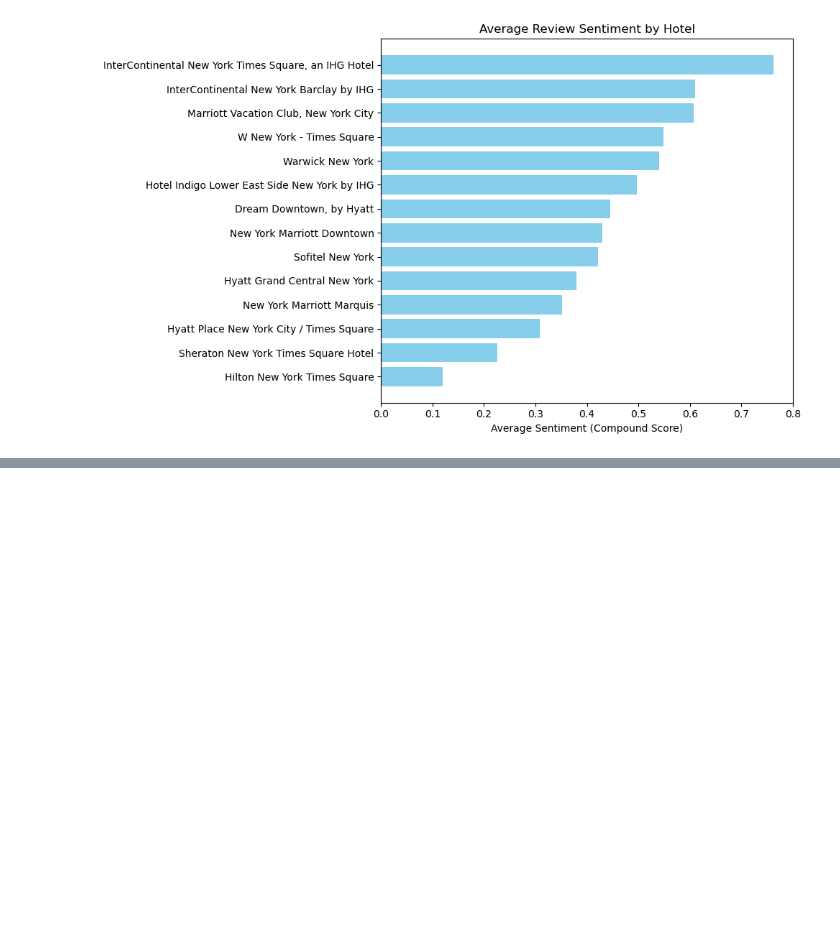
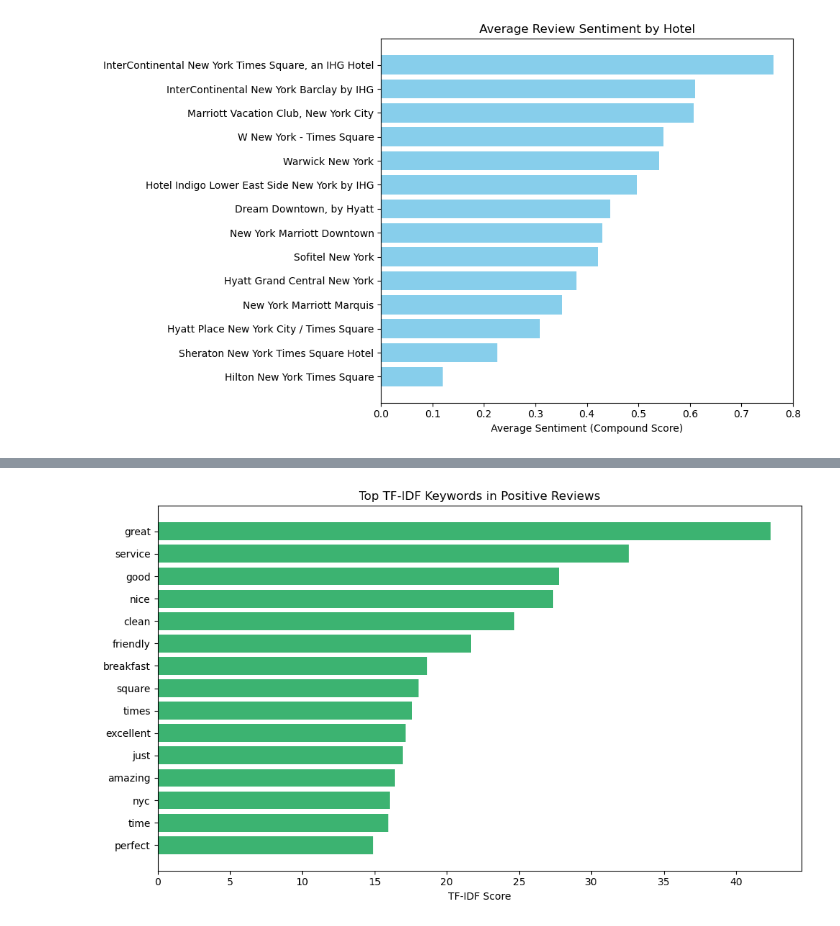
Before and after one commit to hanphamhong/hotel-seo-audit-project, a Jupyter notebook: sentiment_analysis_50.ipynb, the cells around one changed output, grey strips where cells are left out. Cells and saved outputs as stored; diff of their text form; code cells hidden in the pictures; blank space fills up the shorter version.

```diff
--- a/sentiment_analysis_50.ipynb
+++ b/sentiment_analysis_50.ipynb
@@ -270,0 +350,22 @@ def generate_tfidf_wordclouds(df_positive, df_negative, text_column, max_feature
+# %%
+positive_reviews = df[df['Compound'] > 0.4]['Reviews'].dropna()
+# Clean text and remove custom stopwords
+positive_reviews_cleaned = positive_reviews.str.lower().replace(
+    r'\b(?:' + '|'.join(custom_stopwords) + r')\b', '', regex=True
+)
+# Create TF-IDF vectorizer
+vectorizer_positive = TfidfVectorizer(
+    stop_words='english',
+    max_features=50,
+    token_pattern=r'\b[a-zA-Z]{3,}\b'
+)
+
+tfidf_matrix_positive = vectorizer_positive.fit_transform(positive_reviews_cleaned)
+
+words_positive = vectorizer_positive.get_feature_names_out()
+tfidf_scores_positive = tfidf_matrix_positive.sum(axis=0).A1
+
+tfidf_df_positive = pd.DataFrame({'word': words_positive, 'tfidf': tfidf_scores_positive})
+tfidf_df_positive = tfidf_df_positive.sort_values(by='tfidf', ascending=False)
+
+print(tfidf_df_positive.head(10))
@@ -270,0 +384,11 @@ def generate_tfidf_wordclouds(df_positive, df_negative, text_column, max_feature
+# %%
+
+plt.figure(figsize=(10, 6))
+plt.barh(tfidf_df_positive['word'].head(15), tfidf_df_positive['tfidf'].head(15), color='mediumseagreen')
+plt.gca().invert_yaxis()
+plt.title('Top TF-IDF Keywords in Positive Reviews')
+plt.xlabel('TF-IDF Score')
+plt.tight_layout()
+plt.show()
+# %% [output]
+[figure, added]
```
Also changed, not shown: parts of 31 cells of this notebook.
